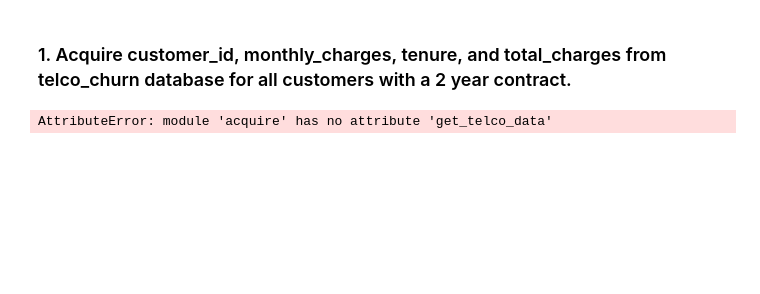
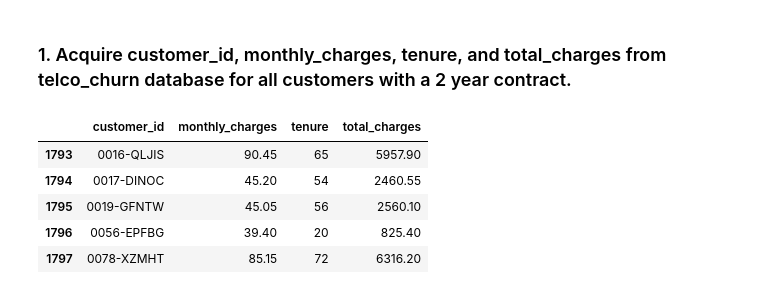
Before and after one commit to george887/regression-exercises, a Jupyter notebook: wrangle.ipynb, the cells around one changed output. Drawn from its saved outputs; the diff is of its cells as text; code cells hidden in the pictures; blank space fills up the shorter version.

```diff
--- a/wrangle.ipynb
+++ b/wrangle.ipynb
@@ -196,8 +286,15 @@ The first step will be to acquire and prep the data. Do your work for this exerc
 # %% [markdown]
 ### 1. Acquire customer_id, monthly_charges, tenure, and total_charges from telco_churn database for all customers with a 2 year contract.
-# %%
-df = acquire.get_telco_data()
-# %% [output]
-AttributeError: module 'acquire' has no attribute 'get_telco_data'
+# %%
+df = df[df['two_year'] == 1]
+df = df[['customer_id', 'monthly_charges', 'tenure', 'total_charges']]
+df.head()
+# %% [output]
+|  | customer_id | monthly_charges | tenure | total_charges |
+| 1793 | 0016-QLJIS | 90.45 | 65 | 5957.90 |
+| 1794 | 0017-DINOC | 45.20 | 54 | 2460.55 |
+| 1795 | 0019-GFNTW | 45.05 | 56 | 2560.10 |
+| 1796 | 0056-EPFBG | 39.40 | 20 | 825.40 |
+| 1797 | 0078-XZMHT | 85.15 | 72 | 6316.20 |
 # %%
 !git status
```
Also changed, not shown: parts of 13 cells of this notebook, 2 other files.
